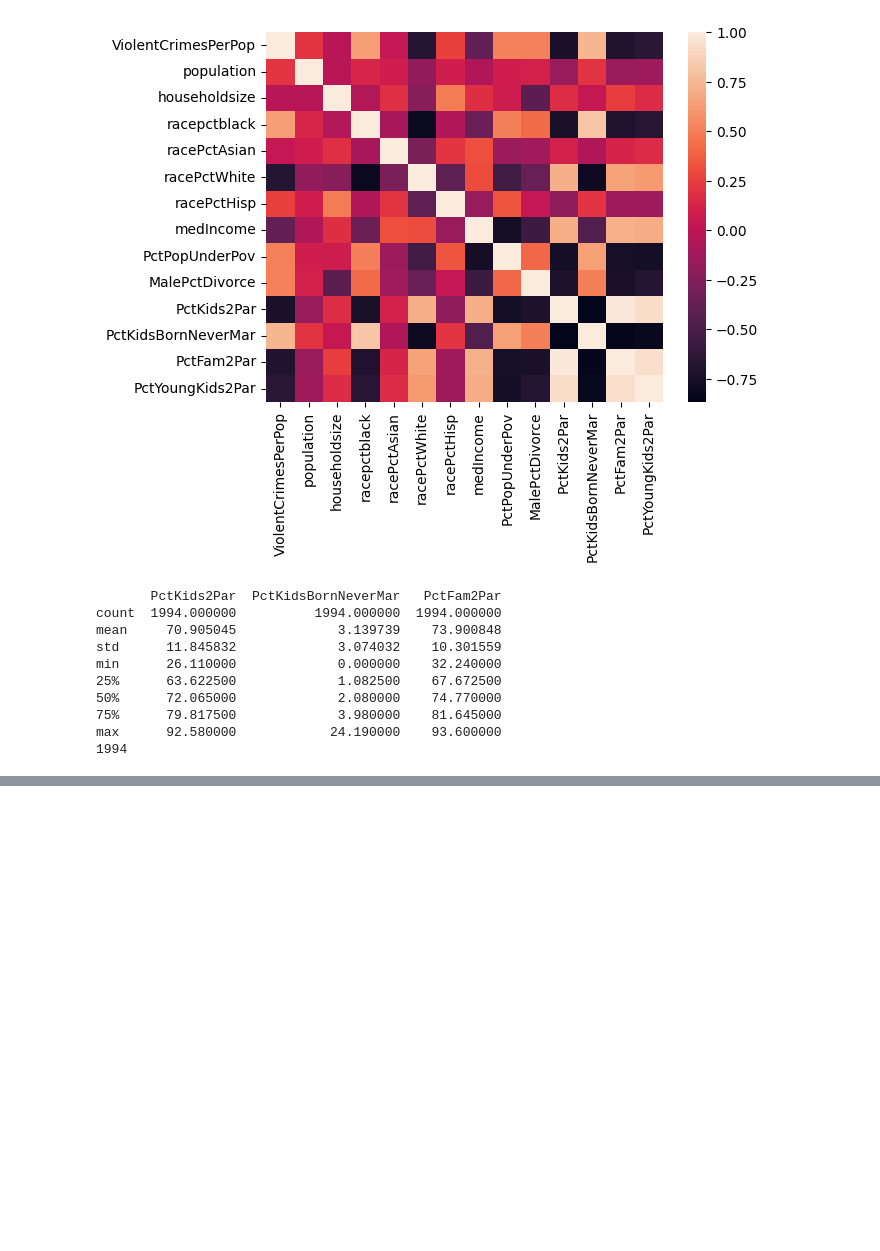
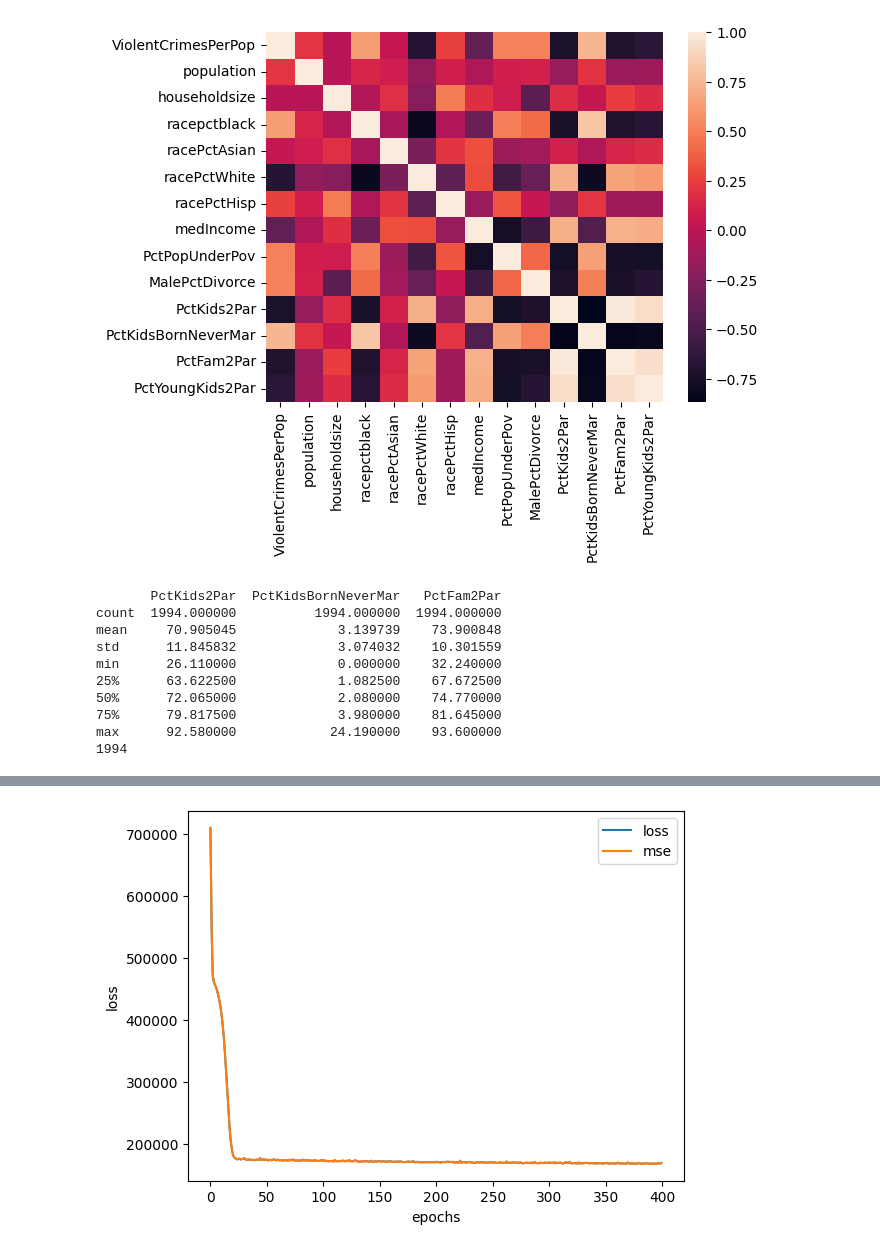
Before and after one commit to samlama111/aai-mandatory-1, a Jupyter notebook: crime_notebook.ipynb, the cells around one changed output, grey strips where cells are left out. Cells and saved outputs as stored; diff of their text form; code cells hidden in the pictures; blank space fills up the shorter version.

```diff
--- a/crime_notebook.ipynb
+++ b/crime_notebook.ipynb
@@ -183,0 +184,6 @@ plt.xlabel("epochs");
+# %%
+pd.DataFrame(dnn_optimized_history.history).plot()
+plt.ylabel("loss")
+plt.xlabel("epochs");
+# %% [output]
+[figure, added]
```
Also changed, not shown: parts of 21 cells of this notebook.
